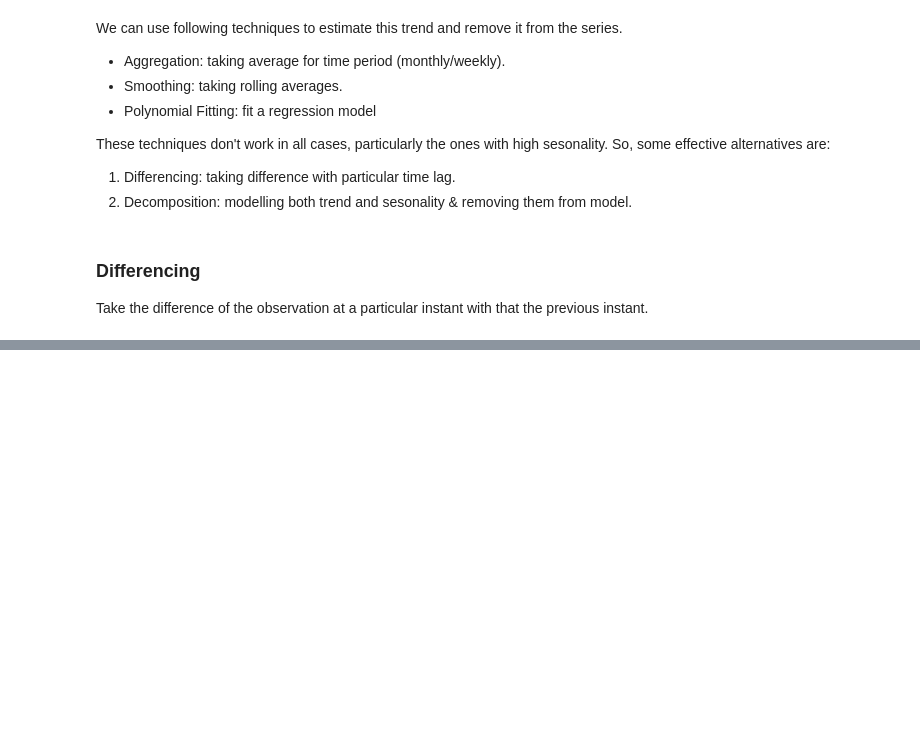
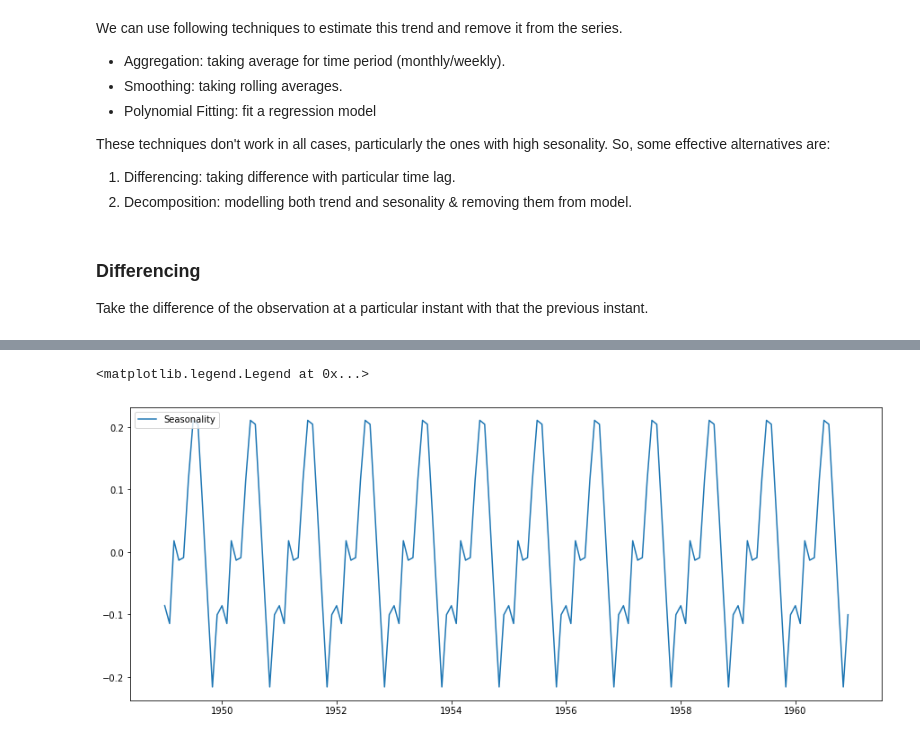
Before and after one commit to adisakshya/time-series-analysis, a Jupyter notebook: Time Series Regression.ipynb, the cells around one changed output, grey strips where cells are left out. Saved outputs shown, nothing was run; the diff lists cells and outputs as text; code cells hidden in the pictures; blank space fills up the shorter version.

```diff
--- a/Time Series Regression.ipynb
+++ b/Time Series Regression.ipynb
@@ -219,0 +241,8 @@ rolling_statistics_test(time_series_log_diff)
+# %%
+seasonal = decomposition.seasonal
+
+plt.plot(seasonal, label='Seasonality')
+plt.legend(loc='upper left')
+# %% [output]
+<matplotlib.legend.Legend at 0x...>
+[figure, added]
```
Also changed, not shown: parts of 13 cells of this notebook.
